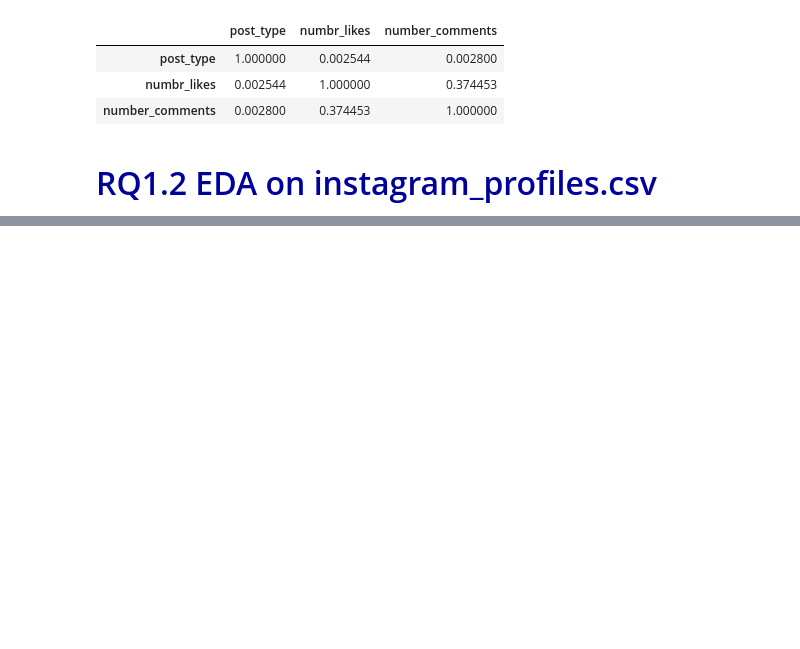
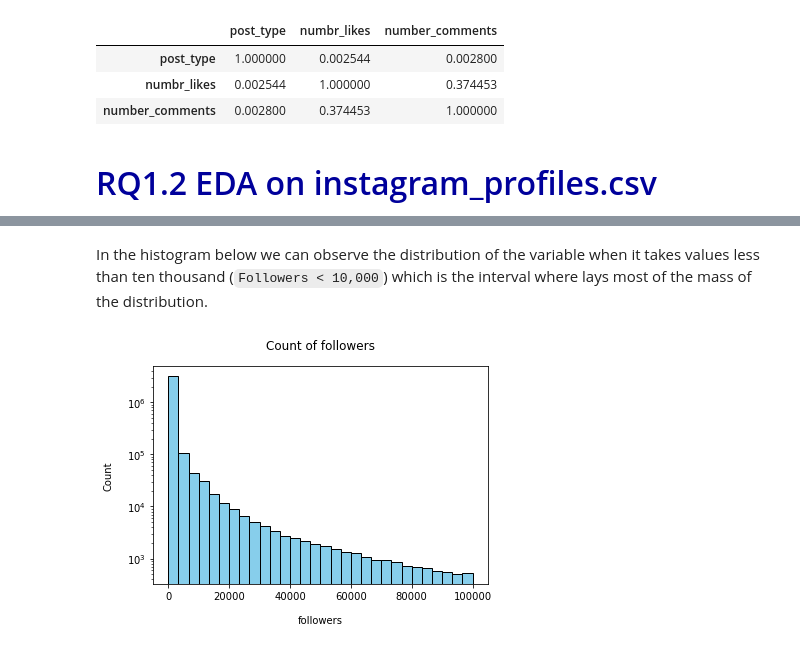
Before and after one commit to Iadiserniag/ADM-HW2, a Jupyter notebook: RQ_1_Javier_Lorenzo.ipynb, the cells around one changed output, grey strips where cells are left out. Cells and saved outputs as stored; diff of their text form; code cells hidden in the pictures; blank space fills up the shorter version.

```diff
--- a/RQ_1_Javier_Lorenzo.ipynb
+++ b/RQ_1_Javier_Lorenzo.ipynb
@@ -282,0 +333,6 @@ df_instagram_posts_RQ1.corr()
+# %% [markdown]
+In the histogram below we can observe the distribution of the variable when it takes values less than ten thousand (`Followers < 10,000`) which is the interval where lays most of the mass of the distribution.
+# %%
+hist(df_instagram_profiles_RQ1.followers[df_instagram_profiles['followers'] < 100000], "followers", "Count of followers", col = "skyblue", n_bins = 30, log_trans = True)
+# %% [output]
+[figure, added]
```
Also changed, not shown: parts of 165 cells of this notebook.
